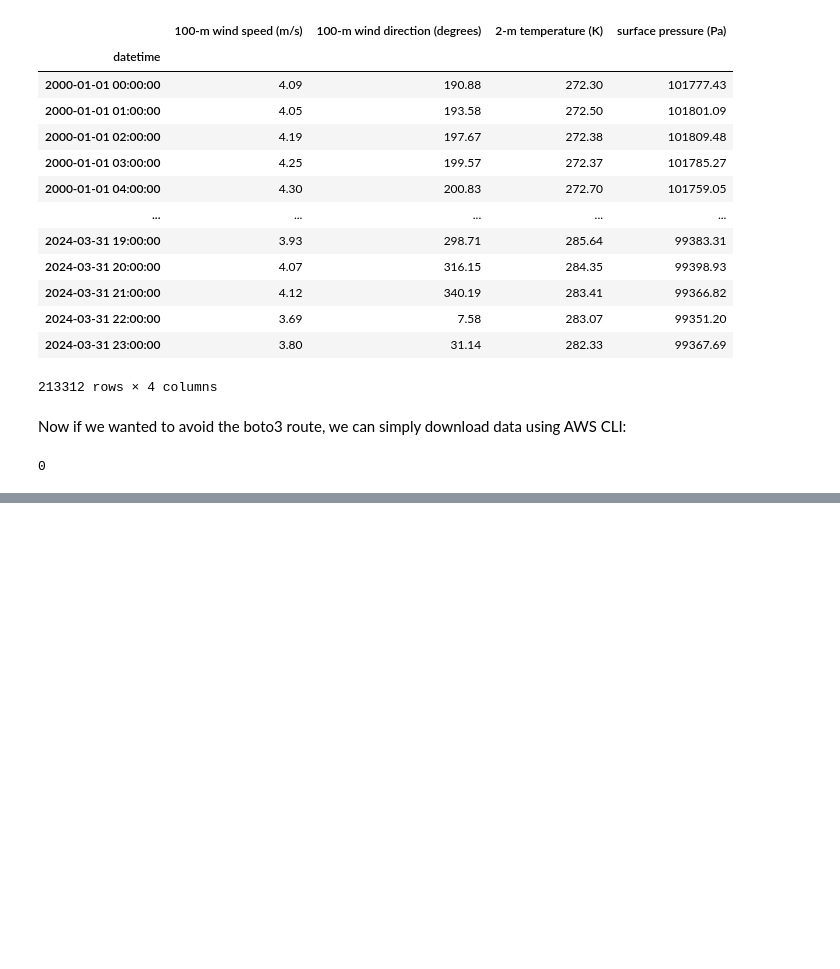
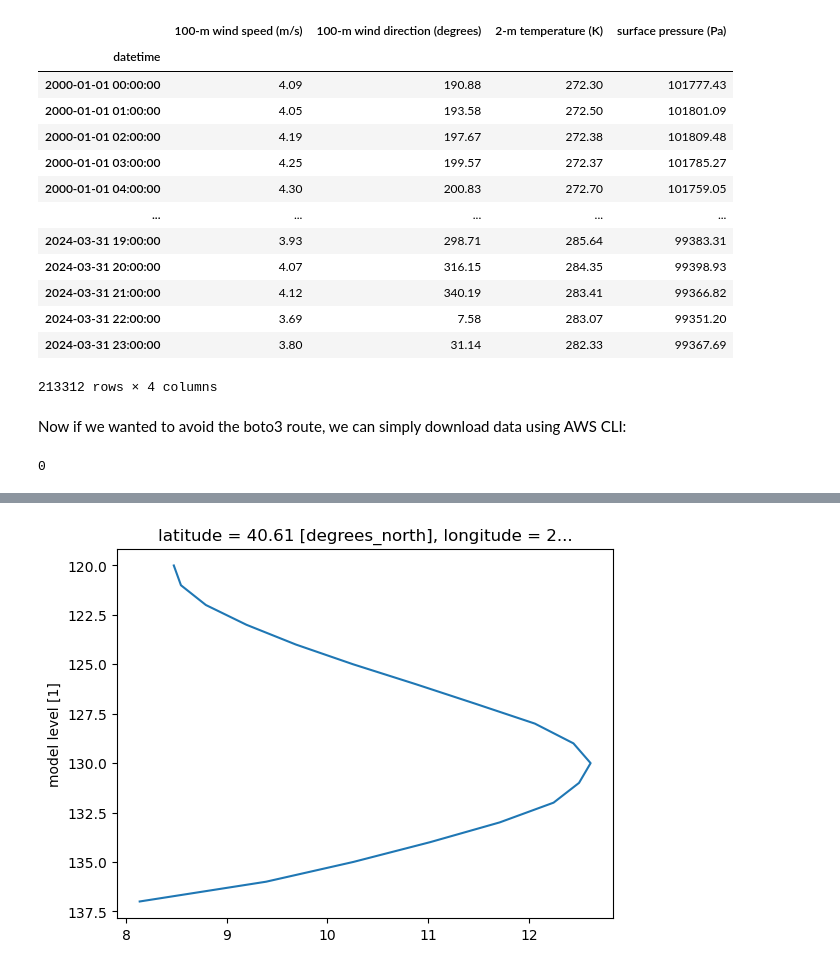
Before and after one commit to HarishBaki/Estimation-of-lidar-wind-speed-profiles-from-ERA5-inputs-using-TabNet, a Jupyter notebook: era5_global_timeseries.ipynb, the cells around one changed output, grey strips where cells are left out. Cells and saved outputs as stored; diff of their text form; code cells hidden in the pictures; blank space fills up the shorter version.

Commit message:
Tried to download and visualize ERA5 model level data. However, it is not as accurate as the CERRA data.

```diff
--- a/era5_global_timeseries.ipynb
+++ b/era5_global_timeseries.ipynb
@@ -97,0 +100,6 @@ os.system(cmd)
+# %%
+import xarray as xr
+ds_u = xr.open_dataset('data/e5.oper.an.ml.0_5_0_2_2_u.regn320uv.2021062118_2021062123.nc')
+ds_v = xr.open_dataset('data/e5.oper.an.ml.0_5_0_2_3_v.regn320uv.2021062118_2021062123.nc')
+# %%
+ws = (ds_u.U**2 + ds_v.V**2)**0.5
@@ -97,0 +119,7 @@ os.system(cmd)
+# %%
+import matplotlib.pyplot as plt
+ws.sel(time='2021-06-21T21:00:00',level=slice(120,None)).sel(latitude=40.65025, longitude=-73.5054+360,method='nearest').plot(y='level')
+# inverte the level axis
+plt.gca().invert_yaxis()
+# %% [output]
+[figure, added]
```
Also changed, not shown: parts of 4 cells of this notebook.
